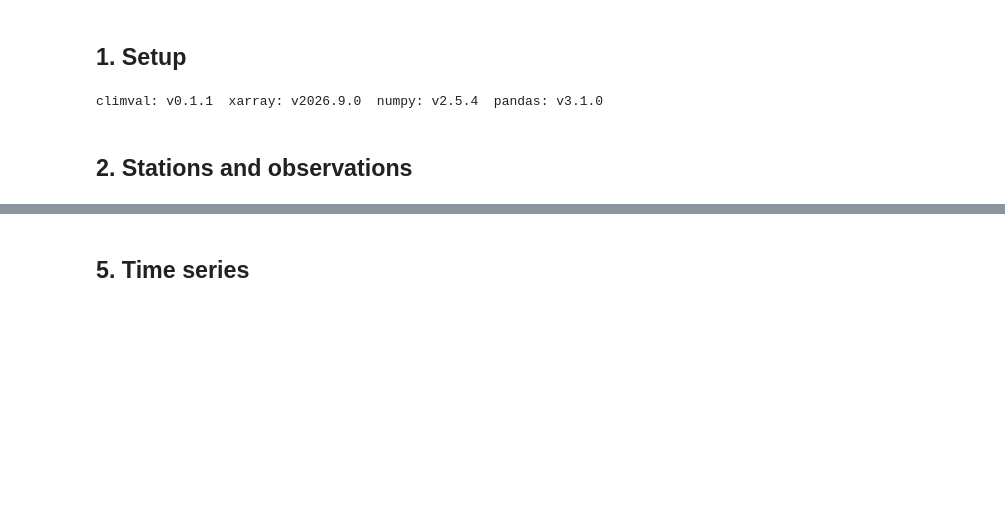
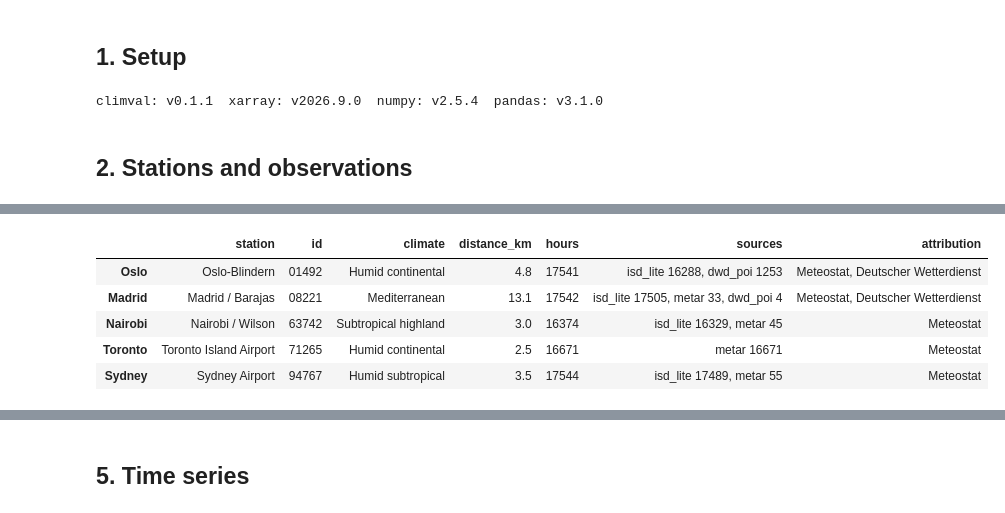
Before and after one commit to northflowlabs/northflow-notebooks, a Jupyter notebook: notebooks/era5_station_validation.ipynb, the cells around one changed output, grey strips where cells are left out. Cells and saved outputs as stored; diff of their text form; code cells hidden in the pictures; blank space fills up the shorter version.

```diff
--- a/notebooks/era5_station_validation.ipynb
+++ b/notebooks/era5_station_validation.ipynb
@@ -156,0 +82,82 @@ for name, station in stations.items():
+# %%
+LOCATIONS = [
+    {"name": "Oslo", "lat": 59.91, "lon": 10.75, "climate": "Humid continental"},
+    {"name": "Madrid", "lat": 40.42, "lon": -3.70, "climate": "Mediterranean"},
+    {"name": "Nairobi", "lat": -1.29, "lon": 36.82, "climate": "Subtropical highland"},
+    {"name": "Toronto", "lat": 43.65, "lon": -79.38, "climate": "Humid continental"},
+    {"name": "Sydney", "lat": -33.87, "lon": 151.21, "climate": "Humid subtropical"},
+]
+START, END = datetime(2019, 1, 1), datetime(2020, 12, 31, 23)
+# Every time zone has complete local days between these dates within the UTC hours read.
+FIRST_DAY, LAST_DAY = pd.Timestamp("2019-01-02"), pd.Timestamp("2020-12-30")
+EXPECTED_DAYS = (LAST_DAY - FIRST_DAY).days + 1
+MIN_DAYS = int(0.9 * EXPECTED_DAYS)
+MIN_HOURS = 20
+
+MODEL_SOURCES = {"dwd_mosmix", "metno_forecast"}
+ms.config.include_model_data = False
+
+
+def local_days(hours, timezone):
+    """Local calendar day of each UTC hour."""
+    return hours.tz_localize("UTC").tz_convert(timezone).tz_localize(None).normalize()
+
+
+def check_missing_year(station_id, year):
+    """Meteostat logs failed downloads and carries on, so a year without rows must be a real 404."""
+    url = ms.config.hourly_endpoint.format(station=station_id, year=year)
+    status = requests.head(url, timeout=60).status_code
+    if status != 404:
+        raise RuntimeError(f"Meteostat {station_id} {year}: no rows, but the file answers HTTP {status}")
+
+
+def observed_hours(station_id):
+    """Measured hourly temperatures for a station, or None when it has no data."""
+    series = ms.hourly(station_id, START, END)
+    hourly = series.fetch(sources=True)
+    has_rows = hourly is not None and "temp" in hourly
+    for year in range(START.year, END.year + 1):
+        if not has_rows or hourly.loc[str(year):str(year), "temp"].notna().sum() == 0:
+            check_missing_year(station_id, year)
+    if not has_rows:
+        return None, None
+    measured = hourly[~hourly["temp_source"].isin(MODEL_SOURCES)].dropna(subset="temp")
+    return measured[["temp", "temp_source"]], series.attribution
+
+
+def nearest_complete_station(location):
+    nearby = ms.stations.nearby(ms.Point(location["lat"], location["lon"]), limit=8)
+    for station_id, station in nearby.iterrows():
+        measured, attribution = observed_hours(station_id)
+        if measured is None:
+            continue
+        hours_per_day = measured.groupby(local_days(measured.index, station["timezone"])).size()
+        complete = hours_per_day[FIRST_DAY:LAST_DAY] >= MIN_HOURS
+        if complete.sum() >= MIN_DAYS:
+            return station_id, station, measured, attribution
+    raise LookupError(f"No station near {location['name']} has {MIN_DAYS} complete days")
+
+
+stations, observed = {}, {}
+for location in LOCATIONS:
+    station_id, station, measured, attribution = nearest_complete_station(location)
+    if measured["temp_source"].isin(MODEL_SOURCES).any():
+        raise ValueError(f"{location['name']}: model data in the observations")
+    stations[location["name"]] = {
+        **location, "id": station_id, "station": station["name"], "station_lat": station["latitude"],
+        "station_lon": station["longitude"], "elevation_m": station["elevation"], "timezone": station["timezone"],
+        "distance_km": round(station["distance"] / 1000, 1), "attribution": attribution,
+        "sources": ", ".join(f"{name} {count}" for name, count in measured["temp_source"].value_counts().items()),
+    }
+    observed[location["name"]] = measured["temp"].astype(float)
+
+info = pd.DataFrame(stations).T
+info["hours"] = [len(observed[name]) for name in info.index]
+display(info[["station", "id", "climate", "distance_km", "hours", "sources", "attribution"]])
+# %% [output]
+|  | station | id | climate | distance_km | hours | sources | attribution |
+| Oslo | Oslo-Blindern | 01492 | Humid continental | 4.8 | 17541 | isd_lite 16288, dwd_poi 1253 | Meteostat, Deutscher Wetterdienst |
+| Madrid | Madrid / Barajas | 08221 | Mediterranean | 13.1 | 17542 | isd_lite 17505, metar 33, dwd_poi 4 | Meteostat, Deutscher Wetterdienst |
+| Nairobi | Nairobi / Wilson | 63742 | Subtropical highland | 3.0 | 16374 | isd_lite 16329, metar 45 | Meteostat |
+| Toronto | Toronto Island Airport | 71265 | Humid continental | 2.5 | 16671 | metar 16671 | Meteostat |
+| Sydney | Sydney Airport | 94767 | Humid subtropical | 3.5 | 17544 | isd_lite 17489, metar 55 | Meteostat |
```
Also changed, not shown: parts of 15 cells of this notebook, 1 other file.
